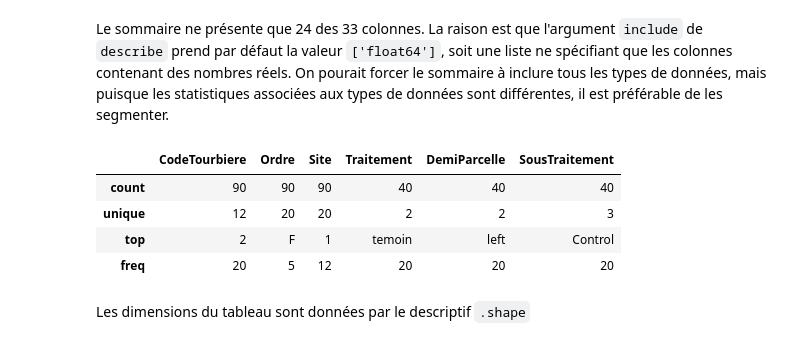
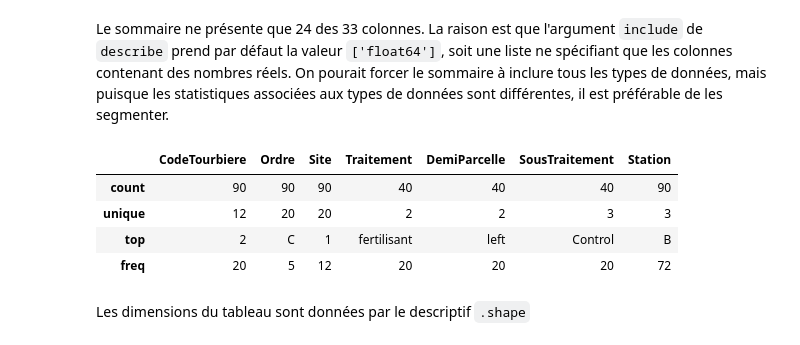
Before and after one commit to essicolo/ecologie-mathematique-Py, a Jupyter notebook: 3_Donnees/3_data.ipynb, the cells around one changed output. Drawn from its saved outputs; the diff is of its cells as text; code cells hidden in the pictures.

```diff
--- a/3_Donnees/3_data.ipynb
+++ b/3_Donnees/3_data.ipynb
@@ -555,5 +555,5 @@ Ajustons le type de la colonne Site.
 # %%
-chicoute['Site'] = chicoute['Site'].astype('object')
+chicoute['Site'] = chicoute['Site'].astype('category')
 # %% [markdown]
 La méthode `describre` présente un sommaire des données en calculant certaines statistiques.
 # %%
@@ -572,13 +572,13 @@ chicoute.describe()
 # %% [markdown]
 Le sommaire ne présente que 24 des 33 colonnes. La raison est que l'argument `include` de `describe` prend par défaut la valeur `['float64']`, soit une liste ne spécifiant que les colonnes contenant des nombres réels. On pourait forcer le sommaire à inclure tous les types de données, mais puisque les statistiques associées aux types de données sont différentes, il est préférable de les segmenter.
 # %%
-chicoute.describe(include=['object'])
+chicoute.describe(include=['object', 'category'])
 # %% [output]
-|  | CodeTourbiere | Ordre | Site | Traitement | DemiParcelle | SousTraitement |
-| count | 90 | 90 | 90 | 40 | 40 | 40 |
-| unique | 12 | 20 | 20 | 2 | 2 | 3 |
-| top | 2 | F | 1 | temoin | left | Control |
-| freq | 20 | 5 | 12 | 20 | 20 | 20 |
+|  | CodeTourbiere | Ordre | Site | Traitement | DemiParcelle | SousTraitement | Station |
+| count | 90 | 90 | 90 | 40 | 40 | 40 | 90 |
+| unique | 12 | 20 | 20 | 2 | 2 | 3 | 3 |
+| top | 2 | C | 1 | fertilisant | left | Control | B |
+| freq | 20 | 5 | 12 | 20 | 20 | 20 | 72 |
 # %% [markdown]
 Les dimensions du tableau sont données par le descriptif `.shape`
 # %%
```
Also changed, not shown: parts of 5 cells of this notebook, 7 other files.
